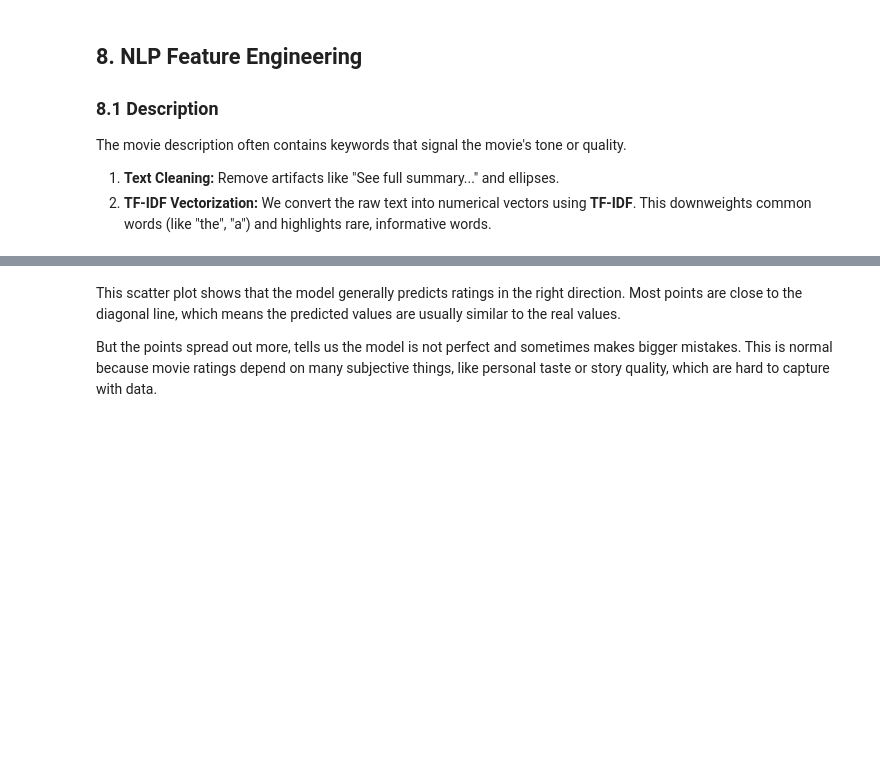
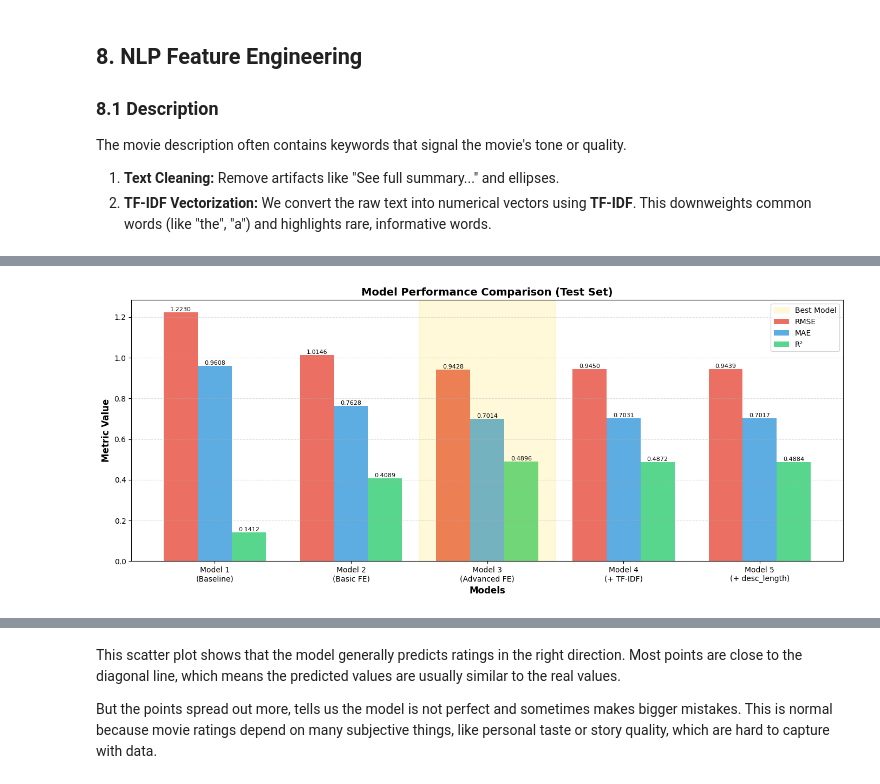
Before and after one commit to Berilay6/Movie_IMDb_Prediction, a Jupyter notebook: RandomForest.ipynb, the cells around one changed output, grey strips where cells are left out. Saved outputs shown, nothing was run; the diff lists cells and outputs as text; code cells hidden in the pictures; blank space fills up the shorter version.

```diff
--- a/RandomForest.ipynb
+++ b/RandomForest.ipynb
@@ -276,7 +305,7 @@ cols_to_drop = ['director', 'stars', 'description']
 X_train_v2 = X_train.drop(columns=cols_to_drop)
 X_test_v2 = X_test.drop(columns=cols_to_drop)
 
-y_pred2 = evaluate_model(X_train_v2, X_test_v2, y_train, y_test)
+y_pred2, model2 = evaluate_model(X_train_v2, X_test_v2, y_train, y_test)
 # %% [output]
 ========== GRID SEARCH SONUÇLARI ==========
 En iyi hiperparametreler: {'model__max_depth': 10, 'model__max_features': 0.7, 'model__min_samples_leaf': 5, 'model__min_samples_split': 10, 'model__n_estimators': 200}
@@ -500,6 +529,6 @@ pipeline = Pipeline([
 
 Finally, we are adding the description feature and testing it.
 # %%
-y_pred4, best_model = evaluate_model(X_train, X_test, y_train, y_test, pipeline)
+y_pred4, model4 = evaluate_model(X_train, X_test, y_train, y_test, pipeline)
 # %% [output]
 ========== GRID SEARCH SONUÇLARI ==========
@@ -524,0 +576,12 @@ We successfully improved the model from a baseline R^2 score to a much stronger
+# %%
+# 1. Create description_length feature (Character count)
+X_train['description_length'] = X_train['description'].astype(str).apply(len)
+X_test['description_length'] = X_test['description'].astype(str).apply(len)
+
+# 2. Drop the raw description text (we don't need it anymore)
+# We also drop the TF-IDF pipeline, we just use the numerical features
+X_train_v4 = X_train.drop(columns=['description'])
+X_test_v4 = X_test.drop(columns=['description'])
+
+# 3. Evaluate model with the new feature
+y_pred5, model5 = evaluate_model(X_train_v4, X_test_v4, y_train, y_test)
@@ -524,0 +630,66 @@ We successfully improved the model from a baseline R^2 score to a much stronger
+# %%
+# Collect metrics from all models
+models_comparison = {
+    'Model 1\n(Baseline)': model1,
+    'Model 2\n(Basic FE)': model2,
+    'Model 3\n(Advanced FE)': model3,
+    'Model 4\n(+ TF-IDF)': model4,
+    'Model 5\n(+ desc_length)': model5
+}
+
+# Extract test metrics for each model
+test_metrics = []
+for model_name, model in models_comparison.items():
+    y_pred_temp = model.predict(X_test if 'TF-IDF' in model_name else
+                                 (X_test_v3 if 'Advanced' in model_name else
+                                  (X_test_v2 if 'Basic' in model_name else
+                                   (X_test_v4 if 'desc_length' in model_name else X_test_v1))))
+
+    rmse = np.sqrt(mean_squared_error(y_test, y_pred_temp))
+    mae = mean_absolute_error(y_test, y_pred_temp)
+    r2 = r2_score(y_test, y_pred_temp)
+
+    test_metrics.append({
+        'Model': model_name,
+        'RMSE': rmse,
+        'MAE': mae,
+        'R²': r2
+    })
+
+df_metrics = pd.DataFrame(test_metrics)
+
+# Create grouped bar chart
+fig, ax = plt.subplots(figsize=(14, 6))
+
+x = np.arange(len(df_metrics))
+width = 0.25
+
+# Plot bars for each metric
+bars1 = ax.bar(x - width, df_metrics['RMSE'], width, label='RMSE', color='#e74c3c', alpha=0.8)
+bars2 = ax.bar(x, df_metrics['MAE'], width, label='MAE', color='#3498db', alpha=0.8)
+bars3 = ax.bar(x + width, df_metrics['R²'], width, label='R²', color='#2ecc71', alpha=0.8)
+
+# Highlight the best model (Model 3)
+ax.axvspan(1.5, 2.5, alpha=0.15, color='gold', label='Best Model')
+
+# Customize chart
+ax.set_xlabel('Models', fontsize=12, fontweight='bold')
+ax.set_ylabel('Metric Value', fontsize=12, fontweight='bold')
+ax.set_title('Model Performance Comparison (Test Set)', fontsize=14, fontweight='bold')
+ax.set_xticks(x)
+ax.set_xticklabels(df_metrics['Model'], fontsize=10)
+ax.legend(loc='upper right', fontsize=10)
+ax.grid(axis='y', linestyle='--', alpha=0.4)
+
+# Add value labels on bars
+for bars in [bars1, bars2, bars3]:
+    for bar in bars:
+        height = bar.get_height()
+        ax.text(bar.get_x() + bar.get_width()/2., height,
+                f'{height:.4f}',
+                ha='center', va='bottom', fontsize=8)
+
+plt.tight_layout()
+plt.show()
+# %% [output]
+[figure, added]
```
Also changed, not shown: parts of 25 cells of this notebook.
